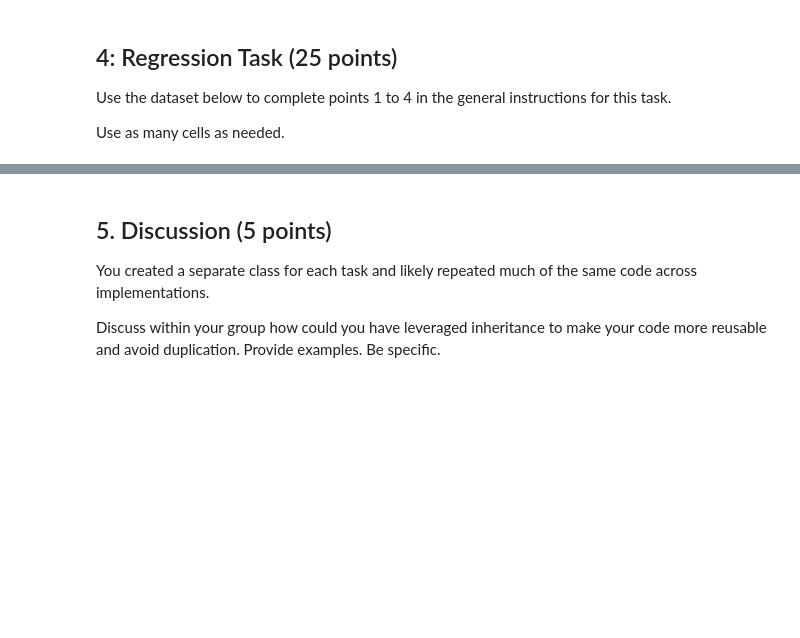
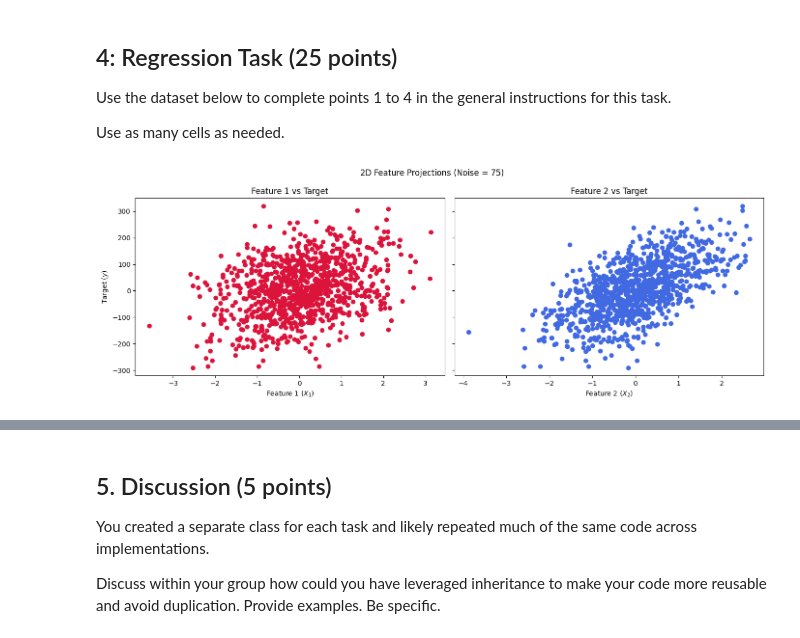
Before and after one commit to james-torgerson/ds4021_lab04, a Jupyter notebook: 04-manual-mlps.ipynb, the cells around one changed output, grey strips where cells are left out. Drawn from its saved outputs; the diff is of its cells as text; code cells hidden in the pictures; blank space fills up the shorter version.

```diff
--- a/04-manual-mlps.ipynb
+++ b/04-manual-mlps.ipynb
@@ -150,5 +150,28 @@ Use as many cells as needed.
 # %%
 from sklearn.datasets import make_regression
 X, y = make_regression(n_samples=1000, n_features=2, n_informative=2, random_state=1234, noise=75)
+# %%
+# basic data vis so i can see how the data looks like
+import matplotlib.pyplot as plt
+import seaborn as sns
+
+fig, (ax1, ax2) = plt.subplots(1, 2, figsize=(14, 5), sharey=True)
+
+# Plot Feature 1 vs Target
+ax1.scatter(X[:, 0], y, color="crimson")
+ax1.set_xlabel("Feature 1 ($X_1$)")
+ax1.set_ylabel("Target ($y$)")
+ax1.set_title("Feature 1 vs Target")
+
+# Plot Feature 2 vs Target
+ax2.scatter(X[:, 1], y, color="royalblue")
+ax2.set_xlabel("Feature 2 ($X_2$)")
+ax2.set_title("Feature 2 vs Target")
+
+plt.suptitle("2D Feature Projections (Noise = 75)")
+plt.tight_layout()
+plt.show()
+# %% [output]
+[figure, added]
 # %%
 # 1 - Implementation - Regression Task
```
Also changed, not shown: parts of 5 cells of this notebook.
